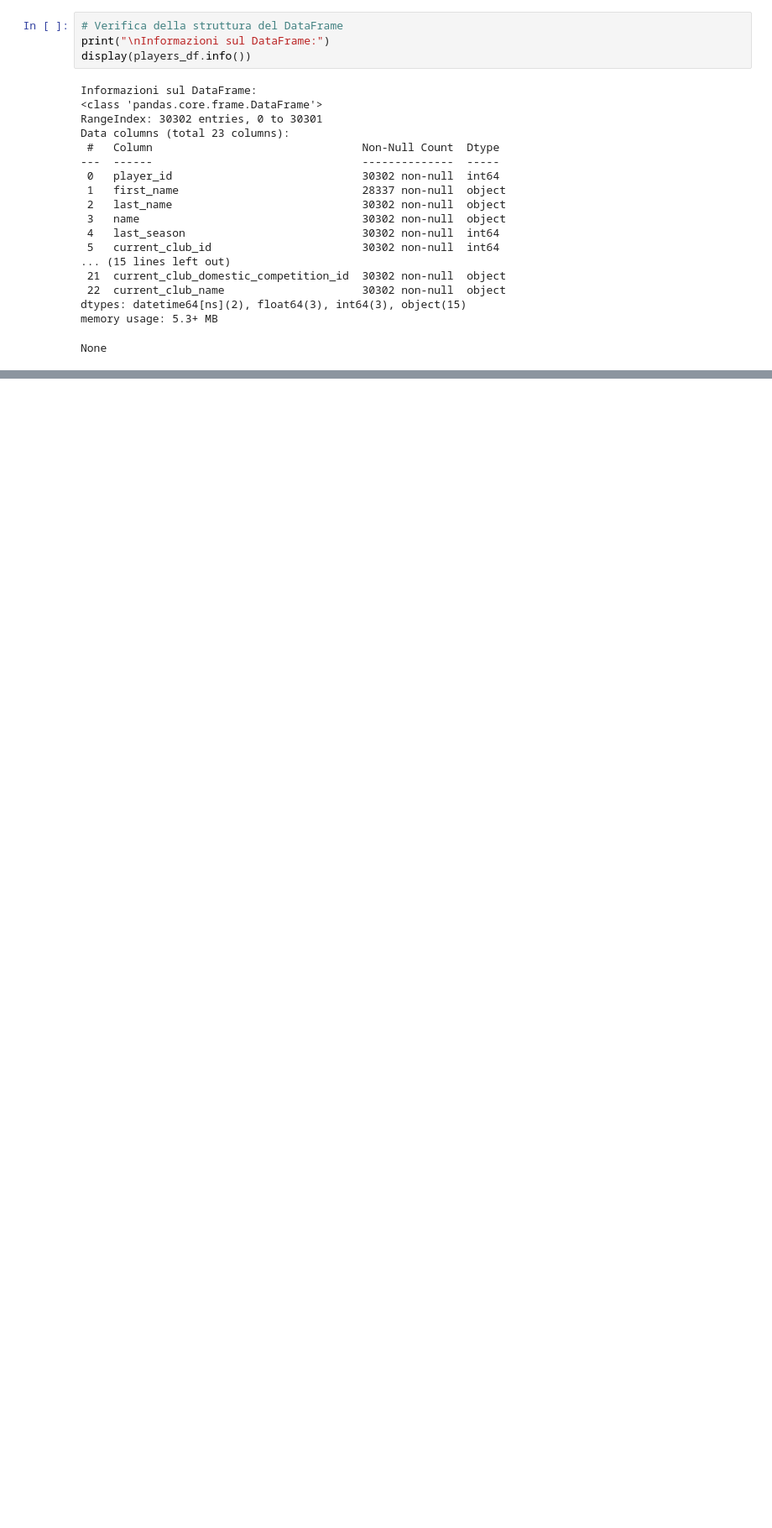
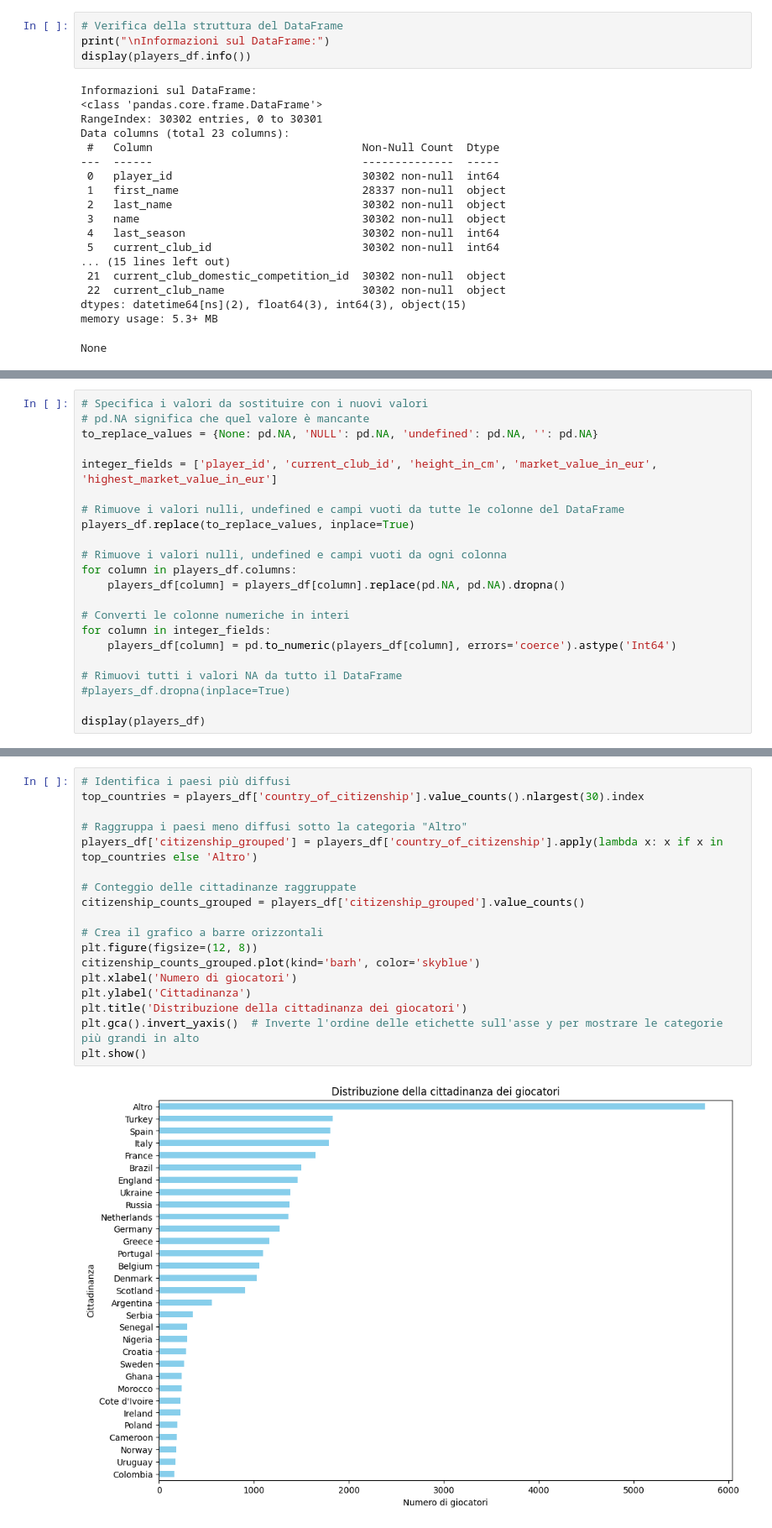
Before and after one commit to BonincontroL/IumTweb_project, a Jupyter notebook: solution/DataAnalysis/JupyterNotebooks/players.ipynb, the cells around one changed output, grey strips where cells are left out. Shown at 84% size. Cells and saved outputs as stored; diff of their text form; blank space fills up the shorter version.

```diff
--- a/solution/DataAnalysis/JupyterNotebooks/players.ipynb
+++ b/solution/DataAnalysis/JupyterNotebooks/players.ipynb
@@ -159,0 +179,22 @@ plt.show()
+# %%
+# Specifica i valori da sostituire con i nuovi valori
+# pd.NA significa che quel valore è mancante
+to_replace_values = {None: pd.NA, 'NULL': pd.NA, 'undefined': pd.NA, '': pd.NA}
+
+integer_fields = ['player_id', 'current_club_id', 'height_in_cm', 'market_value_in_eur', 'highest_market_value_in_eur']
+
+# Rimuove i valori nulli, undefined e campi vuoti da tutte le colonne del DataFrame
+players_df.replace(to_replace_values, inplace=True)
+
+# Rimuove i valori nulli, undefined e campi vuoti da ogni colonna
+for column in players_df.columns:
+    players_df[column] = players_df[column].replace(pd.NA, pd.NA).dropna()
+
+# Converti le colonne numeriche in interi
+for column in integer_fields:
+    players_df[column] = pd.to_numeric(players_df[column], errors='coerce').astype('Int64')
+
+# Rimuovi tutti i valori NA da tutto il DataFrame
+#players_df.dropna(inplace=True)
+
+display(players_df)
@@ -159,0 +332,20 @@ plt.show()
+# %%
+# Identifica i paesi più diffusi
+top_countries = players_df['country_of_citizenship'].value_counts().nlargest(30).index
+
+# Raggruppa i paesi meno diffusi sotto la categoria "Altro"
+players_df['citizenship_grouped'] = players_df['country_of_citizenship'].apply(lambda x: x if x in top_countries else 'Altro')
+
+# Conteggio delle cittadinanze raggruppate
+citizenship_counts_grouped = players_df['citizenship_grouped'].value_counts()
+
+# Crea il grafico a barre orizzontali
+plt.figure(figsize=(12, 8))
+citizenship_counts_grouped.plot(kind='barh', color='skyblue')
+plt.xlabel('Numero di giocatori')
+plt.ylabel('Cittadinanza')
+plt.title('Distribuzione della cittadinanza dei giocatori')
+plt.gca().invert_yaxis()  # Inverte l'ordine delle etichette sull'asse y per mostrare le categorie più grandi in alto
+plt.show()
+# %% [output]
+[figure, added]
```
Also changed, not shown: parts of 12 cells of this notebook.
